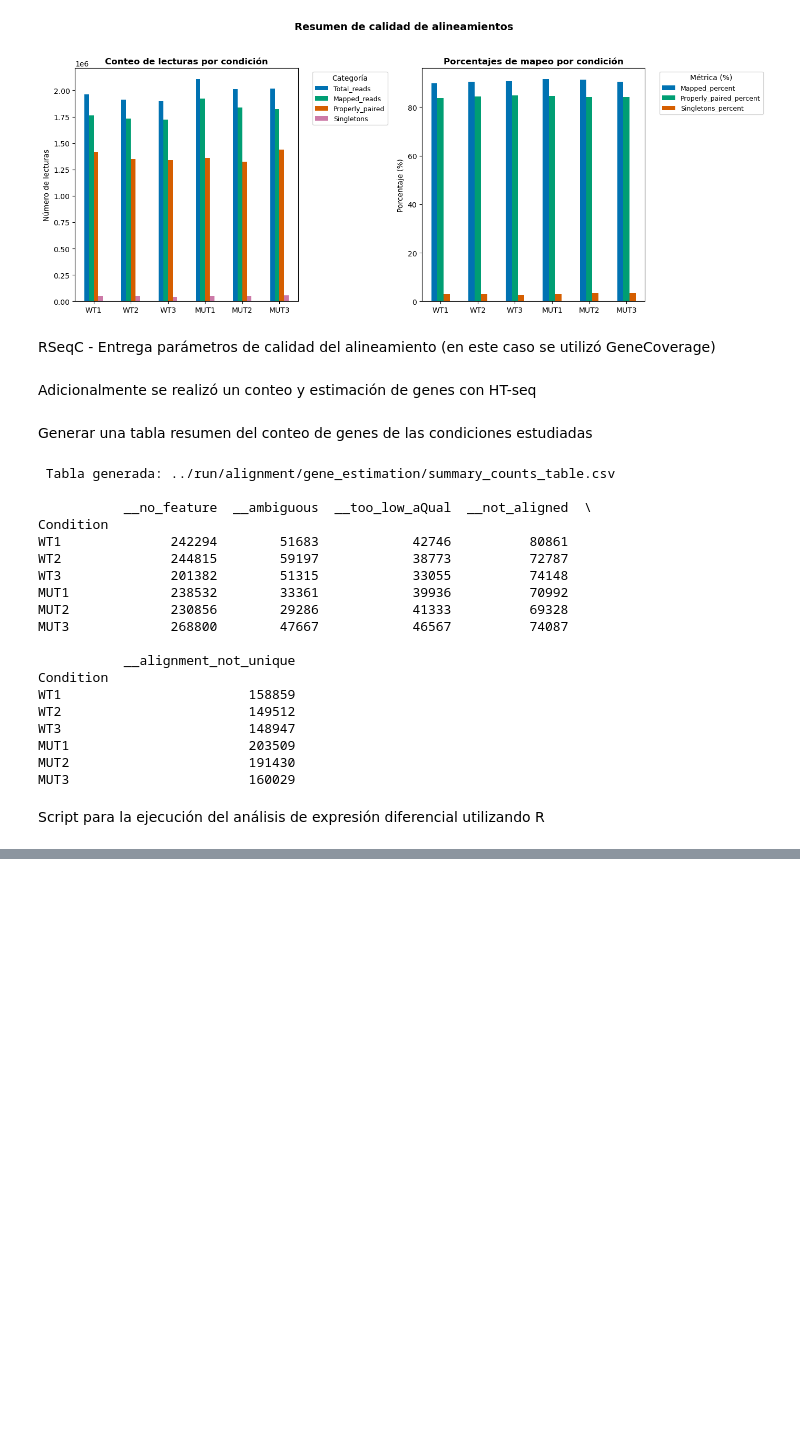
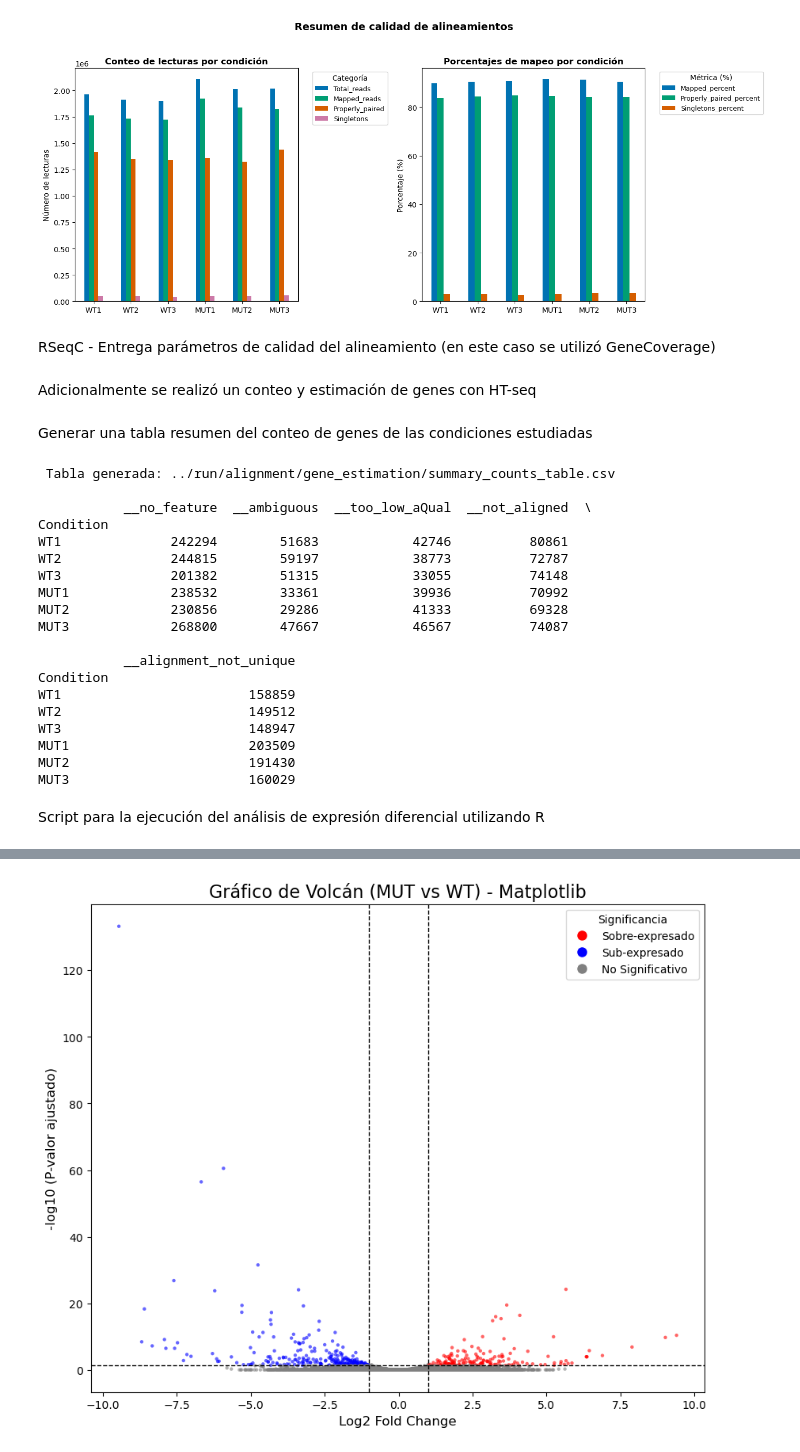
Before and after one commit to gonzajavier/bioinfotest, a Jupyter notebook: ntbk/rnaseq_book.ipynb, the cells around one changed output, grey strips where cells are left out. Saved outputs shown, nothing was run; the diff lists cells and outputs as text; code cells hidden in the pictures; blank space fills up the shorter version.

```diff
--- a/ntbk/rnaseq_book.ipynb
+++ b/ntbk/rnaseq_book.ipynb
@@ -420,3 +420,97 @@ dev.off()
 vsd <- varianceStabilizingTransformation(ddsHTseq)
 vsd_transformation<-assay(vsd)
 write.table(vsd_transformation, file="vsd_transformation.txt")
+# %%
+import pandas as pd
+import matplotlib.pyplot as plt
+import numpy as np
+import os
+
+print("Iniciando Script 1 (Matplotlib): Gráfico de Volcán...")
+
+# --- 1. Cargar y fusionar datos ---
+try:
+    df_de = pd.read_excel('../run/diffexp/analisis_completo_fusionado.xlsx')
+    df_mart = pd.read_csv('../run/diffexp/mart_export.txt', sep='\t')
+except FileNotFoundError:
+    print("Error: No se encontraron los archivos de entrada.")
+    exit()
+
+df_de['Ensembl_ID'] = df_de['Ensembl_ID'].str.strip('"')
+df_full = pd.merge(
+    df_de,
+    df_mart,
+    left_on='Ensembl_ID',
+    right_on='Gene stable ID',
+    how='left'
+)
+
+# --- 2. Preparar datos para el gráfico ---
+df_full['padj_clean'] = df_full['padj'].fillna(1.0)
+df_full['padj_clean'] = df_full['padj_clean'].replace(0, 1e-300)
+df_full['-log10(padj)'] = -np.log10(df_full['padj_clean'])
+
+padj_threshold = 0.05
+lfc_threshold = 1.0
+
+def categorize_gene(row):
+    if row['padj'] < padj_threshold and row['log2FoldChange'] > lfc_threshold:
+        return 'Sobre-expresado'
+    elif row['padj'] < padj_threshold and row['log2FoldChange'] < -lfc_threshold:
+        return 'Sub-expresado'
+    else:
+        return 'No Significativo'
+
+df_full['Significancia'] = df_full.apply(categorize_gene, axis=1)
+
+# --- 3. Generar Gráfico de Volcán con Matplotlib ---
+
+# Mapear los colores a cada punto
+color_map = {
+    'Sobre-expresado': 'red',
+    'Sub-expresado': 'blue',
+    'No Significativo': 'grey'
+}
+colors = df_full['Significancia'].map(color_map)
+
+# Crear la figura
+fig, ax = plt.subplots(figsize=(10, 8))
+
+# Graficar todos los puntos a la vez usando la lista de colores
+ax.scatter(
+    df_full['log2FoldChange'],
+    df_full['-log10(padj)'],
+    c=colors,
+    alpha=0.6,
+    s=10, # Tamaño del punto
+    edgecolor='none'
+)
+
+# Añadir líneas de umbral
+ax.axhline(y=-np.log10(padj_threshold), color='black', linestyle='--', linewidth=1)
+ax.axvline(x=lfc_threshold, color='black', linestyle='--', linewidth=1)
+ax.axvline(x=-lfc_threshold, color='black', linestyle='--', linewidth=1)
+
+# Etiquetas y título
+ax.set_title('Gráfico de Volcán (MUT vs WT) - Matplotlib', fontsize=16)
+ax.set_xlabel('Log2 Fold Change', fontsize=12)
+ax.set_ylabel('-log10 (P-valor ajustado)', fontsize=12)
+
+# --- Crear leyenda manualmente ---
+# Creamos "artistas" falsos para la leyenda
+legend_elements = [
+    plt.Line2D([0], [0], marker='o', color='w', label='Sobre-expresado',
+               markerfacecolor='red', markersize=10),
+    plt.Line2D([0], [0], marker='o', color='w', label='Sub-expresado',
+               markerfacecolor='blue', markersize=10),
+    plt.Line2D([0], [0], marker='o', color='w', label='No Significativo',
+               markerfacecolor='grey', markersize=10)
+]
+ax.legend(handles=legend_elements, title='Significancia')
+
+# Guardar figura
+output_file = '../run/diffexpvolcano_plot_matplotlib.png'
+plt.savefig(output_file, dpi=300, bbox_inches='tight')
+
+print(f"¡Gráfico de Volcán (Matplotlib) guardado como '{output_file}'!")
+# %% [output]
@@ -422,0 +519 @@ write.table(vsd_transformation, file="vsd_transformation.txt")
+[figure, added]
```
Also changed, not shown: parts of 5 cells of this notebook.
